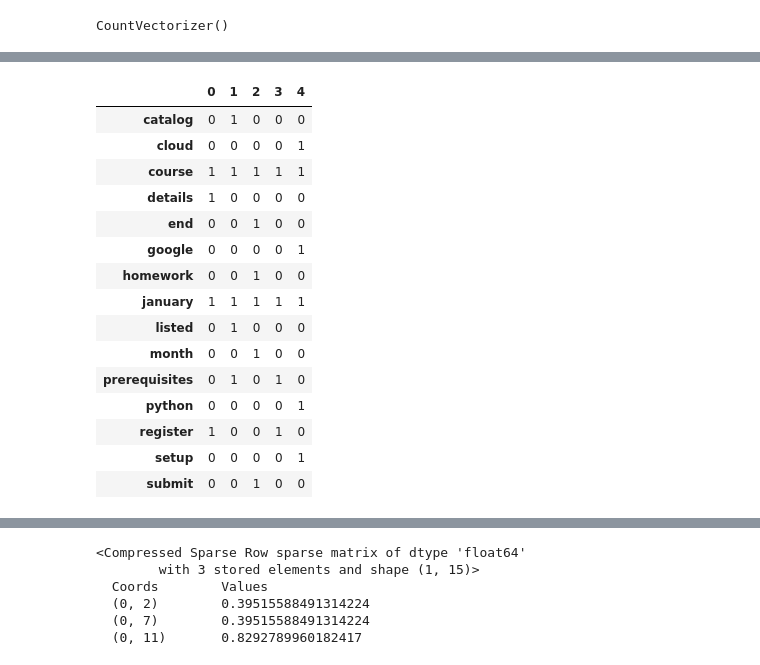
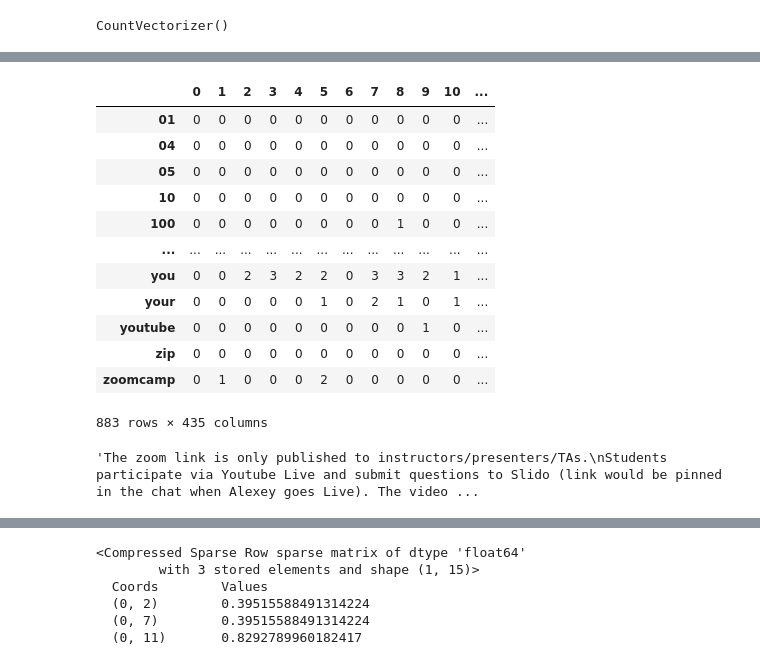
Before and after one commit to zioalex/build-your-own-search-engine, a Jupyter notebook: notebook.ipynb, the cells around one changed output, grey strips where cells are left out. Cells and saved outputs as stored; diff of their text form; code cells hidden in the pictures.

```diff
--- a/notebook.ipynb
+++ b/notebook.ipynb
@@ -103,27 +211,30 @@ df_docs
+# %%
+pd.DataFrame(X.todense(), columns=cv.get_feature_names_out()).T # Transpose the matrix to read it better. I.E: Document 12 containts 1 "you", 1 "your" and 2 "youtube"
+# %% [output]
+|  | 0 | 1 | 2 | 3 | 4 | 5 | 6 | 7 | 8 | 9 | 10 | ... |
+| 01 | 0 | 0 | 0 | 0 | 0 | 0 | 0 | 0 | 0 | 0 | 0 | ... |
+| 04 | 0 | 0 | 0 | 0 | 0 | 0 | 0 | 0 | 0 | 0 | 0 | ... |
+| 05 | 0 | 0 | 0 | 0 | 0 | 0 | 0 | 0 | 0 | 0 | 0 | ... |
+| 10 | 0 | 0 | 0 | 0 | 0 | 0 | 0 | 0 | 0 | 0 | 0 | ... |
+| 100 | 0 | 0 | 0 | 0 | 0 | 0 | 0 | 0 | 1 | 0 | 0 | ... |
+| ... | ... | ... | ... | ... | ... | ... | ... | ... | ... | ... | ... | ... |
+| you | 0 | 0 | 2 | 3 | 2 | 2 | 0 | 3 | 3 | 2 | 1 | ... |
+| your | 0 | 0 | 0 | 0 | 0 | 1 | 0 | 2 | 1 | 0 | 1 | ... |
+| youtube | 0 | 0 | 0 | 0 | 0 | 0 | 0 | 0 | 0 | 1 | 0 | ... |
+| zip | 0 | 0 | 0 | 0 | 0 | 0 | 0 | 0 | 0 | 0 | 0 | ... |
+| zoomcamp | 0 | 1 | 0 | 0 | 0 | 2 | 0 | 0 | 0 | 0 | 0 | ... |
+883 rows × 435 columns
+# %%
+df['text'].iloc[12] # Just as verification
+# %% [output]
+'The zoom link is only published to instructors/presenters/TAs.\nStudents participate via Youtube Live and submit questions to Slido (link would be pinned in the chat when Alexey goes Live). The video ...
 # %%
-cv = CountVectorizer(stop_words='english') # This will remove the stop words from the text like: in , no, of  etc that are not useful
-X = cv.fit_transform(docs_example)
+# cv = CountVectorizer(stop_words='english') # This will remove the stop words from the text like: in , no, of  etc that are not useful
+# X = cv.fit_transform(docs_example)
 
-names = cv.get_feature_names_out()
+# names = cv.get_feature_names_out()
 
-df_docs = pd.DataFrame(X.toarray(), columns=names).T
-df_docs
+# df_docs = pd.DataFrame(X.toarray(), columns=names).T
+# df_docs
 
 # THIS IS A BAG OF WORDS
-# %% [output]
-|  | 0 | 1 | 2 | 3 | 4 |
-| catalog | 0 | 1 | 0 | 0 | 0 |
-| cloud | 0 | 0 | 0 | 0 | 1 |
-| course | 1 | 1 | 1 | 1 | 1 |
-| details | 1 | 0 | 0 | 0 | 0 |
-| end | 0 | 0 | 1 | 0 | 0 |
-| google | 0 | 0 | 0 | 0 | 1 |
-| homework | 0 | 0 | 1 | 0 | 0 |
-| january | 1 | 1 | 1 | 1 | 1 |
-| listed | 0 | 1 | 0 | 0 | 0 |
-| month | 0 | 0 | 1 | 0 | 0 |
-| prerequisites | 0 | 1 | 0 | 1 | 0 |
-| python | 0 | 0 | 0 | 0 | 1 |
-| register | 1 | 0 | 0 | 1 | 0 |
-| setup | 0 | 0 | 0 | 0 | 1 |
-| submit | 0 | 0 | 1 | 0 | 0 |
```
Also changed, not shown: parts of 54 cells of this notebook.
